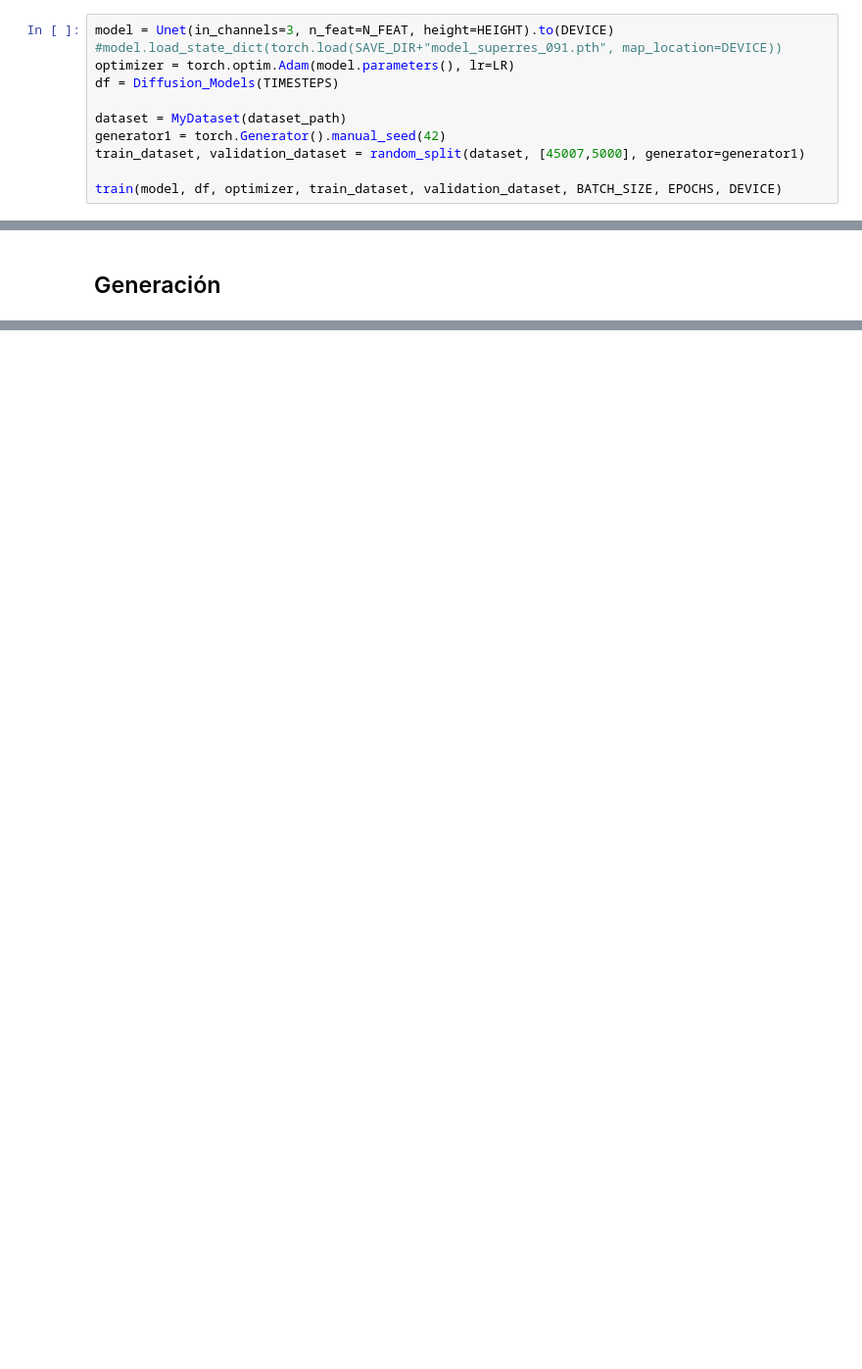
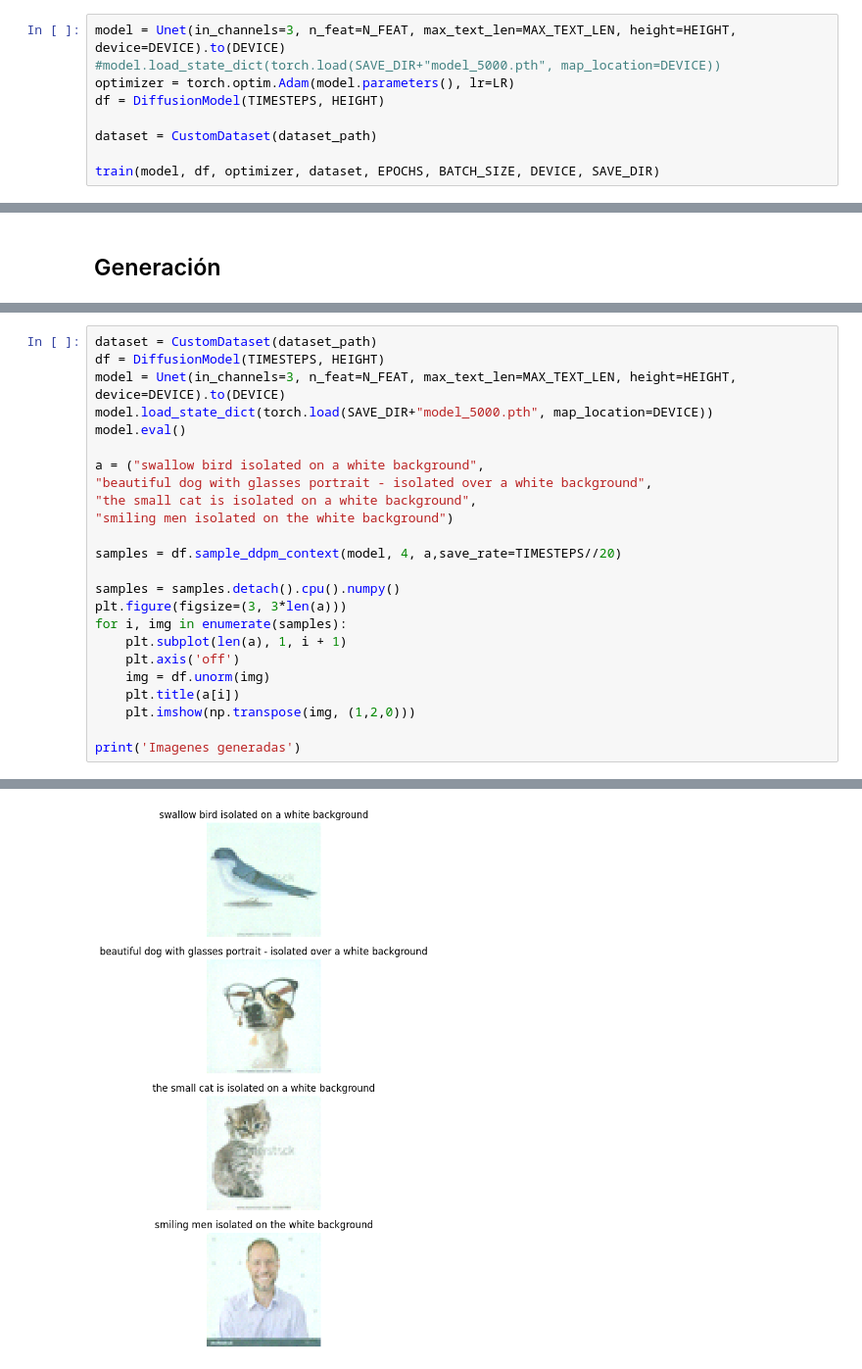
Before and after one commit to ElPayip/TFG-DiffusionModels, a Jupyter notebook: TextToImage/demo.ipynb, the cells around one changed output, grey strips where cells are left out. Shown at 98% size. Saved outputs shown, nothing was run; the diff lists cells and outputs as text; blank space fills up the shorter version.

Commit message:
TextToImage organizado

```diff
--- a/TextToImage/demo.ipynb
+++ b/TextToImage/demo.ipynb
@@ -28,13 +30,11 @@ dataset_path = './dataset/conceptual_captions_128.npy'
 # %% [markdown]
 ## Entrenamiento
 # %%
-model = Unet(in_channels=3, n_feat=N_FEAT, height=HEIGHT).to(DEVICE)
-#model.load_state_dict(torch.load(SAVE_DIR+"model_superres_091.pth", map_location=DEVICE))
+model = Unet(in_channels=3, n_feat=N_FEAT, max_text_len=MAX_TEXT_LEN, height=HEIGHT, device=DEVICE).to(DEVICE)
+#model.load_state_dict(torch.load(SAVE_DIR+"model_5000.pth", map_location=DEVICE))
 optimizer = torch.optim.Adam(model.parameters(), lr=LR)
-df = Diffusion_Models(TIMESTEPS)
+df = DiffusionModel(TIMESTEPS, HEIGHT)
 
-dataset = MyDataset(dataset_path)
-generator1 = torch.Generator().manual_seed(42)
-train_dataset, validation_dataset = random_split(dataset, [45007,5000], generator=generator1)
+dataset = CustomDataset(dataset_path)
 
-train(model, df, optimizer, train_dataset, validation_dataset, BATCH_SIZE, EPOCHS, DEVICE)
+train(model, df, optimizer, dataset, EPOCHS, BATCH_SIZE, DEVICE, SAVE_DIR)
@@ -81,0 +43,25 @@ draw_samples(imgs, samples)
+# %%
+dataset = CustomDataset(dataset_path)
+df = DiffusionModel(TIMESTEPS, HEIGHT)
+model = Unet(in_channels=3, n_feat=N_FEAT, max_text_len=MAX_TEXT_LEN, height=HEIGHT, device=DEVICE).to(DEVICE)
+model.load_state_dict(torch.load(SAVE_DIR+"model_5000.pth", map_location=DEVICE))
+model.eval()
+
+a = ("swallow bird isolated on a white background",
+"beautiful dog with glasses portrait - isolated over a white background",
+"the small cat is isolated on a white background",
+"smiling men isolated on the white background")
+
+samples = df.sample_ddpm_context(model, 4, a,save_rate=TIMESTEPS//20)
+
+samples = samples.detach().cpu().numpy()
+plt.figure(figsize=(3, 3*len(a)))
+for i, img in enumerate(samples):
+    plt.subplot(len(a), 1, i + 1)
+    plt.axis('off')
+    img = df.unorm(img)
+    plt.title(a[i])
+    plt.imshow(np.transpose(img, (1,2,0)))
+
+print('Imagenes generadas')
+# %% [output]
@@ -81,0 +73 @@ draw_samples(imgs, samples)
+[figure, added]
```
Also changed, not shown: parts of 5 cells of this notebook, 11 other files.
